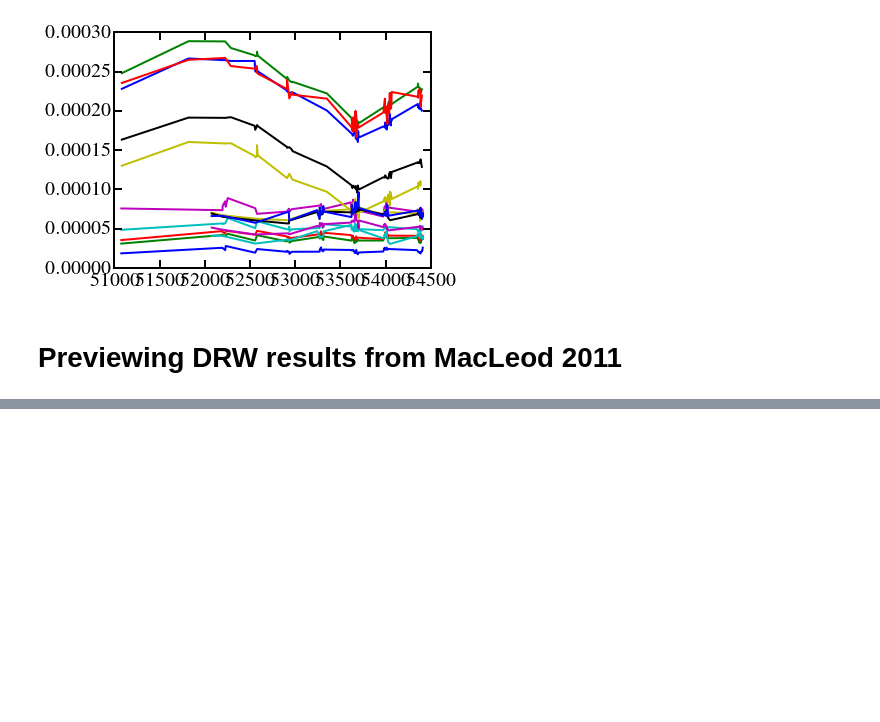
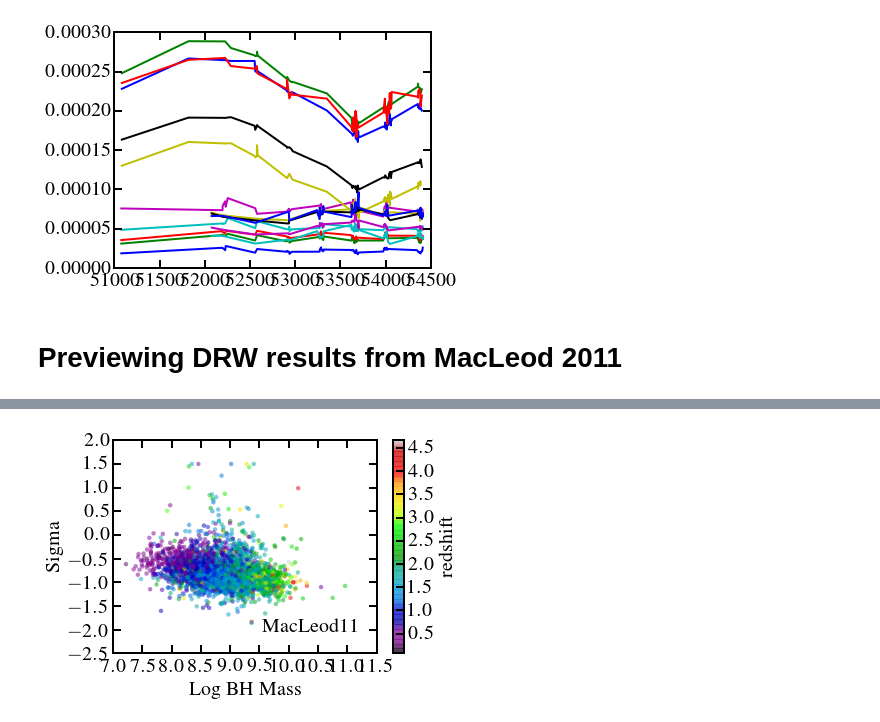
Before and after one commit to jmoreno28/QSO_S82_DRW_vs_DHO, a Jupyter notebook: PreviewLightcurvefiles.ipynb, the cells around one changed output, grey strips where cells are left out. Saved outputs shown, nothing was run; the diff lists cells and outputs as text; code cells hidden in the pictures; blank space fills up the shorter version.

```diff
--- a/PreviewLightcurvefiles.ipynb
+++ b/PreviewLightcurvefiles.ipynb
@@ -124,0 +113,11 @@ plt.tight_layout()
+# %%
+
+plt.scatter(drwDB.mass_BH[mask999], drwDB.log10sigma[mask999] ,c = drwDB.redshift[mask999],
+            cmap = 'nipy_spectral', alpha = 0.5, linewidth = 0, label = 'MacLeod11')
+plt.colorbar(label = 'redshift')
+plt.xlabel('Log BH Mass')
+plt.ylabel('Sigma')
+plt.legend(loc='lower right',frameon=False,markerscale=0)
+plt.tight_layout()
+# %% [output]
+[figure, added]
```
Also changed, not shown: parts of 2 cells of this notebook.
